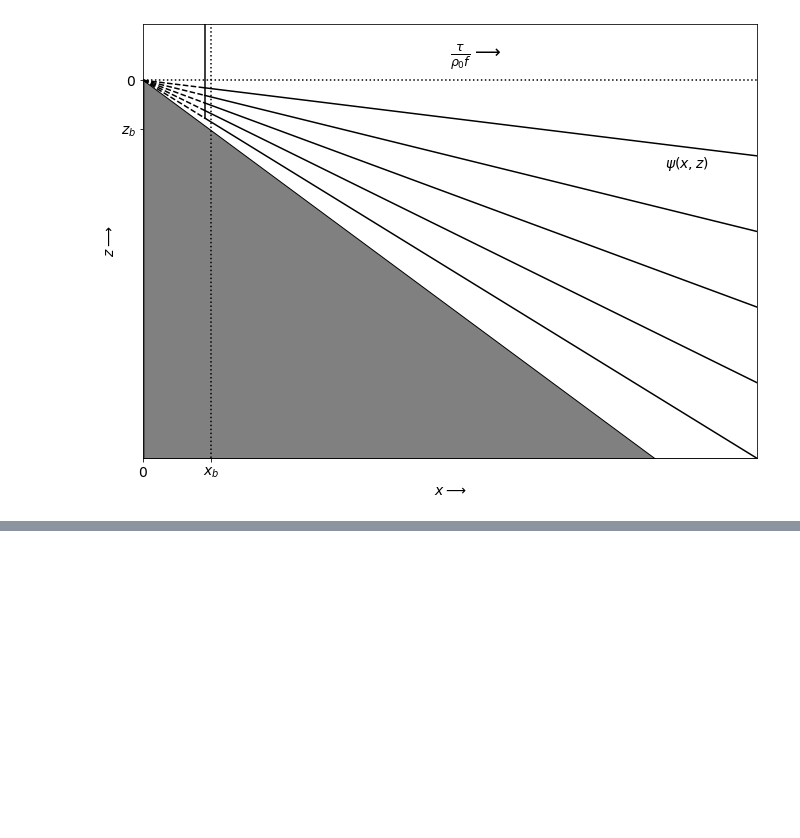
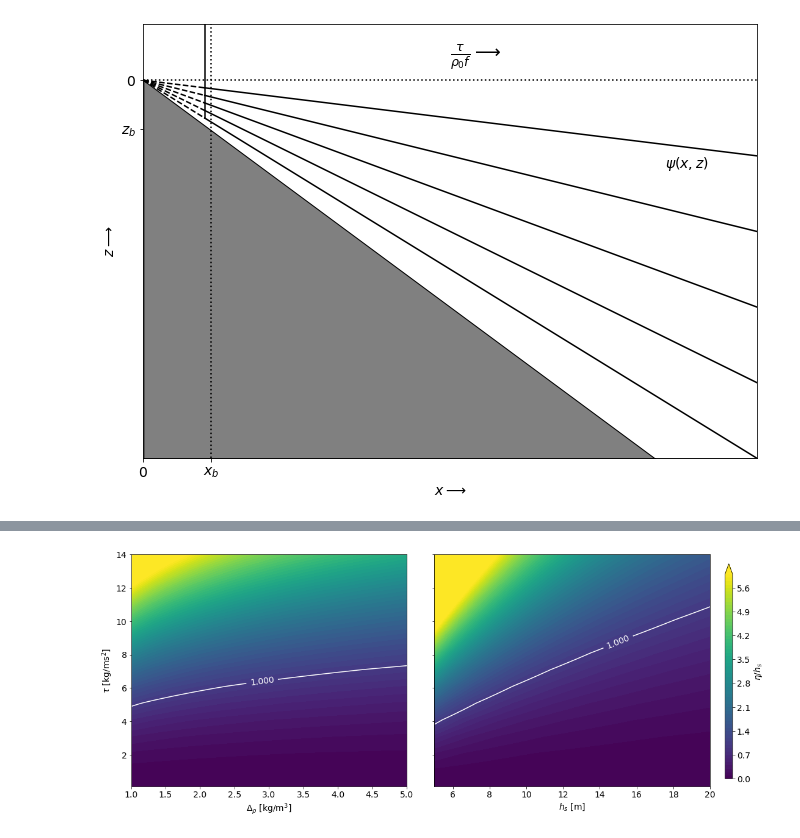
Before and after one commit to SalishSeaCast/SoG_upwelling_EOF_paper, a Jupyter notebook: notebooks/model_ramblings.ipynb, the cells around one changed output, grey strips where cells are left out. Saved outputs shown, nothing was run; the diff lists cells and outputs as text; code cells hidden in the pictures; blank space fills up the shorter version.

```diff
--- a/notebooks/model_ramblings.ipynb
+++ b/notebooks/model_ramblings.ipynb
@@ -210,14 +49,0 @@ $$\frac{1}{\tan^{-1}S}\left(\frac{S^2}{1 + S^2}\right)$$
-# %%
-# Plot topographic dependence functions
-fig, ax = plt.subplots(figsize=(10, 10))
-ax.set_xlabel('$\\alpha N/f$')
-ax.set_ylabel('Attenuation factor')
-#ax.set_ylim([0, 1])
-
-S = np.arange(0.01, 10, 0.01)
-ax.plot(S, S**2 / (1 + S**2) / np.arctan(S), 'k--', label='Continuous')
-ax.plot(S, np.arccos(1 - 2 * S**2 / (1 + S**2) * (1 - np.exp(-np.arctan(S)))) / (2 * np.arctan(S)), 'k-', label='Choboter')
-for F_b, color in zip([0.3, 0.5, 0.7], ['cornflowerblue', 'orange', 'g']):
-    beta = S * (F_b - 1)**2 / (2 * F_b)
-    ax.plot(S, 1 / (beta + np.sqrt(beta**2 + 1)), color=color, label=f'Two-layer: $F_b = $ {F_b}')
-ax.legend()
@@ -278,0 +123,43 @@ $$\rho(x, z, t) = \rho_0\left(1 + \frac{N^2z}{g}\sqrt{1 + \frac{2\tau t}{\rho_0N
+# %%
+# --- Plot pycnocline displacement in parameter space
+
+# Make figure panels
+fig, axs = plt.subplots(1, 2, figsize=(17, 7), gridspec_kw={'wspace': 0.1})
+
+# Panel parameters
+x_list = [np.arange(1, 5.1, 0.1), np.arange(5, 20.1, 0.1)]
+var_list = ['rho', 'h_s']
+labels = ['$\Delta_\\rho$ [kg/m$^3$]', '$h_s$ [m]']
+t = 86400
+
+# Loop through panels
+for ax, x, var, label in zip(axs, x_list, var_list, labels):
+
+    # Define panel parameter space
+    x, U = np.meshgrid(x, np.arange(0.1, 15))
+    tau = 1.5e-3 * U**2
+    Delta_rho, h_s = 3, 10
+    if var == 'rho': Delta_rho = x
+    else: h_s = x
+
+    # Calculate pycnocline displacement
+    g_prime = g * Delta_rho / rho_0
+    L_R = np.sqrt(g_prime * h_s) / f
+    W_e = rho_0 * g_prime * h_s / tau * h_s / L_R
+    eta = f * t / W_e
+
+    # Plot displacement contours
+    c = ax.contourf(x, U, eta, levels=np.arange(0, 6.01, 0.1), extend='max')
+    cs = ax.contour(x, U, eta, levels=[1], colors='w')
+    ax.clabel(cs)
+    ax.set_ylim([0.1, 14])
+    ax.set_xlabel(label)
+
+# Final formatting
+axs[0].set_ylabel('$\\tau$ [kg/ms$^2$]')
+axs[1].yaxis.set_ticklabels('')
+cax = fig.add_axes([0.92, 0.15, 0.01, 0.7])
+fig.colorbar(c, cax=cax, label='$\\eta/h_s$')
+plt.show()
+# %% [output]
+[figure, added]
```
Also changed, not shown: parts of 18 cells of this notebook.
